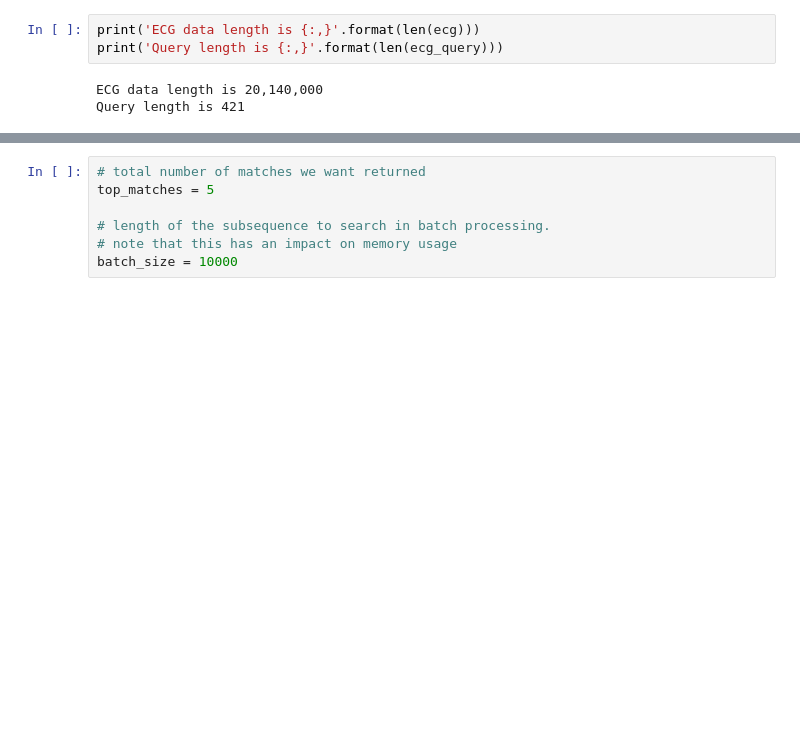
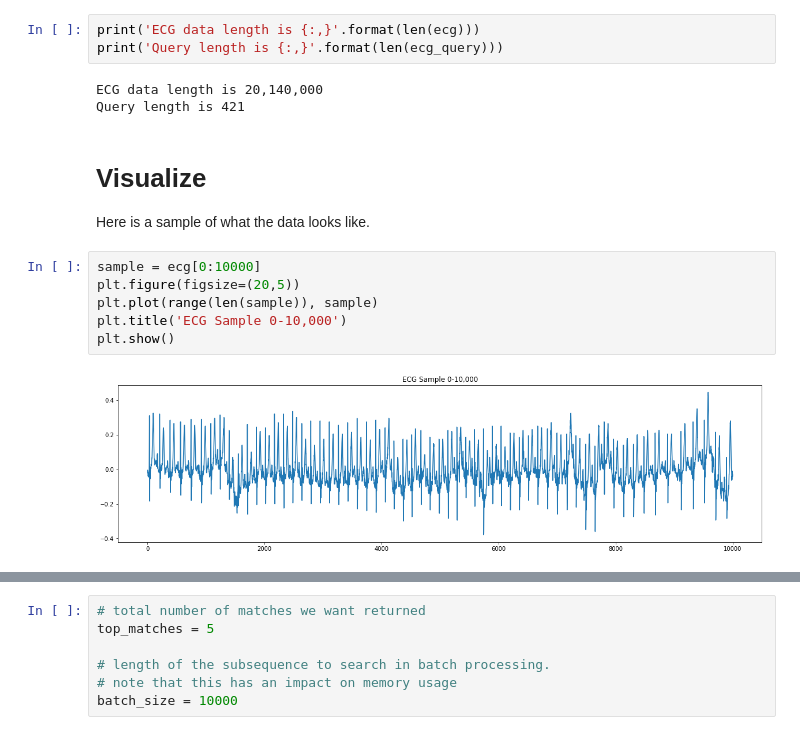
Before and after one commit to matrix-profile-foundation/mass-ts-examples, a Jupyter notebook: ecg/ECG.ipynb, the cells around one changed output, grey strips where cells are left out. Cells and saved outputs as stored; diff of their text form; blank space fills up the shorter version.

```diff
--- a/ecg/ECG.ipynb
+++ b/ecg/ECG.ipynb
@@ -44,3 +56,15 @@ print('Query length is {:,}'.format(len(ecg_query)))
 # %% [output]
 ECG data length is 20,140,000
 Query length is 421
+# %% [markdown]
+# Visualize
+
+Here is a sample of what the data looks like.
+# %%
+sample = ecg[0:10000]
+plt.figure(figsize=(20,5))
+plt.plot(range(len(sample)), sample)
+plt.title('ECG Sample 0-10,000')
+plt.show()
+# %% [output]
+[figure, added]
```
Also changed, not shown: parts of 14 cells of this notebook, 1 other file.
